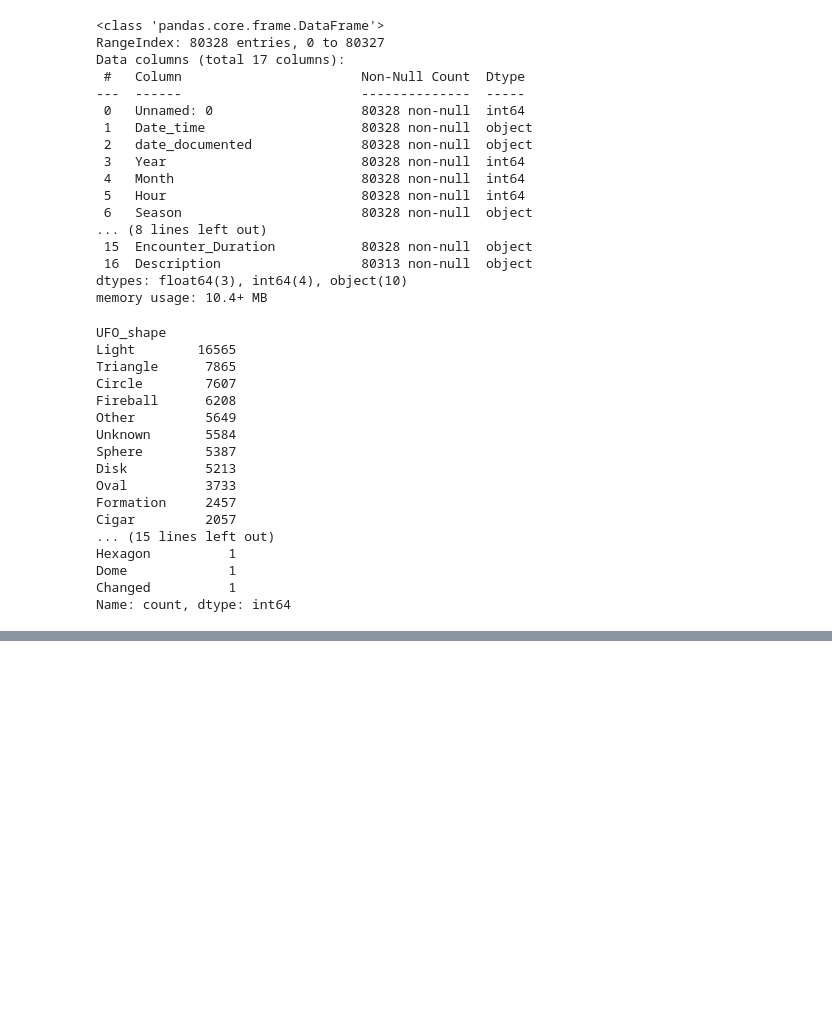
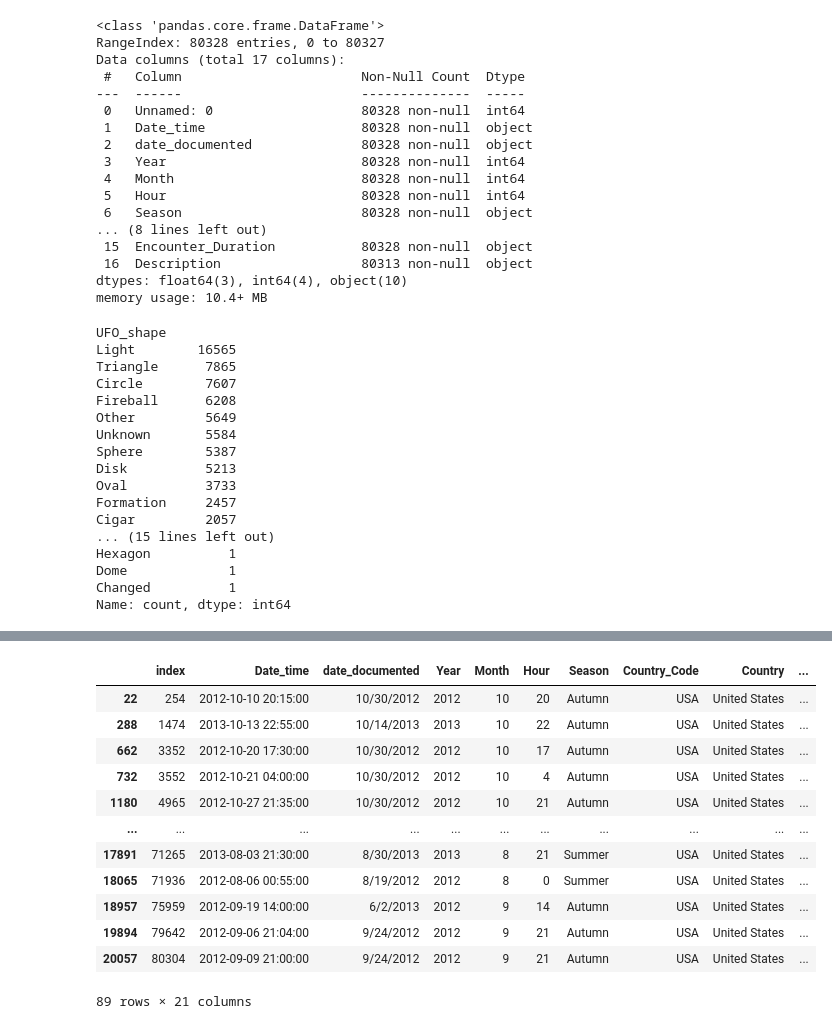
Before and after one commit to quadrillionaiire/Phase-1-Project, a Jupyter notebook: notebooks/Ricky-Notebook.ipynb, the cells around one changed output, grey strips where cells are left out. Drawn from its saved outputs; the diff is of its cells as text; code cells hidden in the pictures; blank space fills up the shorter version.

```diff
--- a/notebooks/Ricky-Notebook.ipynb
+++ b/notebooks/Ricky-Notebook.ipynb
@@ -136,0 +107,3 @@ Name: count, dtype: int64
+# %%
+df_USA_recent = df_USA[df['Year']>2010].reset_index()
+df_USA_recent.head()
@@ -136,0 +142,3 @@ Name: count, dtype: int64
+# %%
+df_USA_recent['lat_long'] = list(zip(df_USA_recent['latitude'],df_USA_recent['longitude']))
+df_USA_recent['lat_long']
@@ -136,0 +235,2 @@ Name: count, dtype: int64
+# %%
+df_USA_recent['rg_address'] = rg.search(list(df_USA_recent['lat_long']))
@@ -136,0 +246,4 @@ Name: count, dtype: int64
+# %%
+df_USA_recent['rg_county']=[str(dict['admin2']+", "+dict['admin1']) for dict in df_USA_recent['rg_address']]
+
+df_USA_recent.info()
@@ -136,0 +403,16 @@ Name: count, dtype: int64
+# %%
+df_USA_recent.loc[df_USA_recent['rg_county']==", New York"] #These all appear coded to Manhattan - New York County, New York.
+# %% [output]
+|  | index | Date_time | date_documented | Year | Month | Hour | Season | Country_Code | Country | ... |
+| 22 | 254 | 2012-10-10 20:15:00 | 10/30/2012 | 2012 | 10 | 20 | Autumn | USA | United States | ... |
+| 288 | 1474 | 2013-10-13 22:55:00 | 10/14/2013 | 2013 | 10 | 22 | Autumn | USA | United States | ... |
+| 662 | 3352 | 2012-10-20 17:30:00 | 10/30/2012 | 2012 | 10 | 17 | Autumn | USA | United States | ... |
+| 732 | 3552 | 2012-10-21 04:00:00 | 10/30/2012 | 2012 | 10 | 4 | Autumn | USA | United States | ... |
+| 1180 | 4965 | 2012-10-27 21:35:00 | 10/30/2012 | 2012 | 10 | 21 | Autumn | USA | United States | ... |
+| ... | ... | ... | ... | ... | ... | ... | ... | ... | ... | ... |
+| 17891 | 71265 | 2013-08-03 21:30:00 | 8/30/2013 | 2013 | 8 | 21 | Summer | USA | United States | ... |
+| 18065 | 71936 | 2012-08-06 00:55:00 | 8/19/2012 | 2012 | 8 | 0 | Summer | USA | United States | ... |
+| 18957 | 75959 | 2012-09-19 14:00:00 | 6/2/2013 | 2012 | 9 | 14 | Autumn | USA | United States | ... |
+| 19894 | 79642 | 2012-09-06 21:04:00 | 9/24/2012 | 2012 | 9 | 21 | Autumn | USA | United States | ... |
+| 20057 | 80304 | 2012-09-09 21:00:00 | 9/24/2012 | 2012 | 9 | 21 | Autumn | USA | United States | ... |
+89 rows × 21 columns
```
Also changed, not shown: parts of 53 cells of this notebook, 3 other files.
